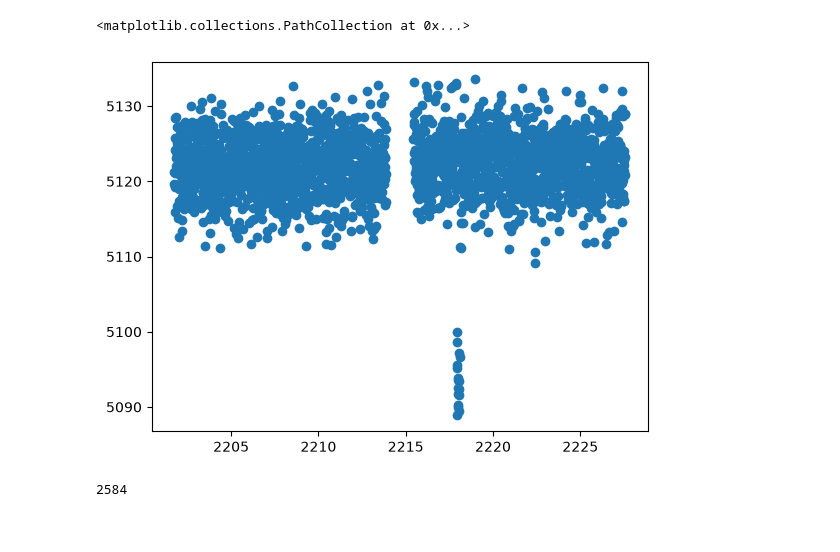
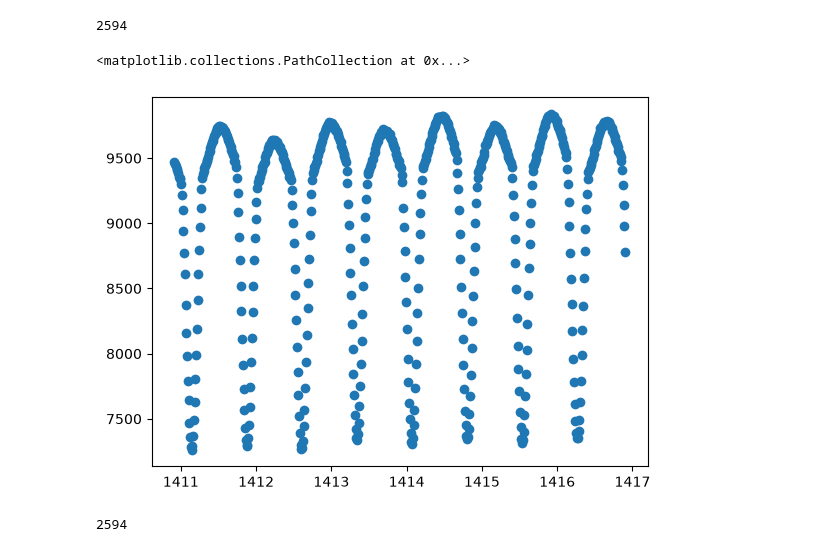
Before and after one commit to xxmju/sounds, a Jupyter notebook: test_notebook.ipynb, the cells around one changed output. Drawn from its saved outputs; the diff is of its cells as text; code cells hidden in the pictures.

```diff
--- a/test_notebook.ipynb
+++ b/test_notebook.ipynb
@@ -4,8 +4,11 @@ import sounddevice as sd
 import lightkurve as lk
 import matplotlib.pyplot as plt
 # %%
-tic = 124029677
-sector = 33
+# tic = 124029677
+# sector = 33
+
+tic = "0001045298"
+sector = 4
 
 search_result = lk.search_lightcurve(
         f"TIC {tic}",
@@ -17,18 +20,22 @@ search_result = lk.search_lightcurve(
 lc = search_result.download()
 # %%
 lc_binned = lc.bin(time_bin_size=0.01)
+# %%
+len(lc_binned)
+# %% [output]
+2594
 # %%
 lc_fluxes = lc_binned.flux.value
 lc_times = lc_binned.time.value
 # %%
-plt.scatter(lc_times, lc_fluxes)
+plt.scatter(lc_times[:600], lc_fluxes[:600])
 # %% [output]
 <matplotlib.collections.PathCollection at 0x...>
-[figure, old version]
+[figure, new version]
 # %%
 len(lc_times)
 # %% [output]
-2584
+2594
 # %%
 med_value = np.median(lc_fluxes)
 lc_normflux = lc_fluxes/med_value
```
Also changed, not shown: parts of 5 cells of this notebook, 1 other file.
